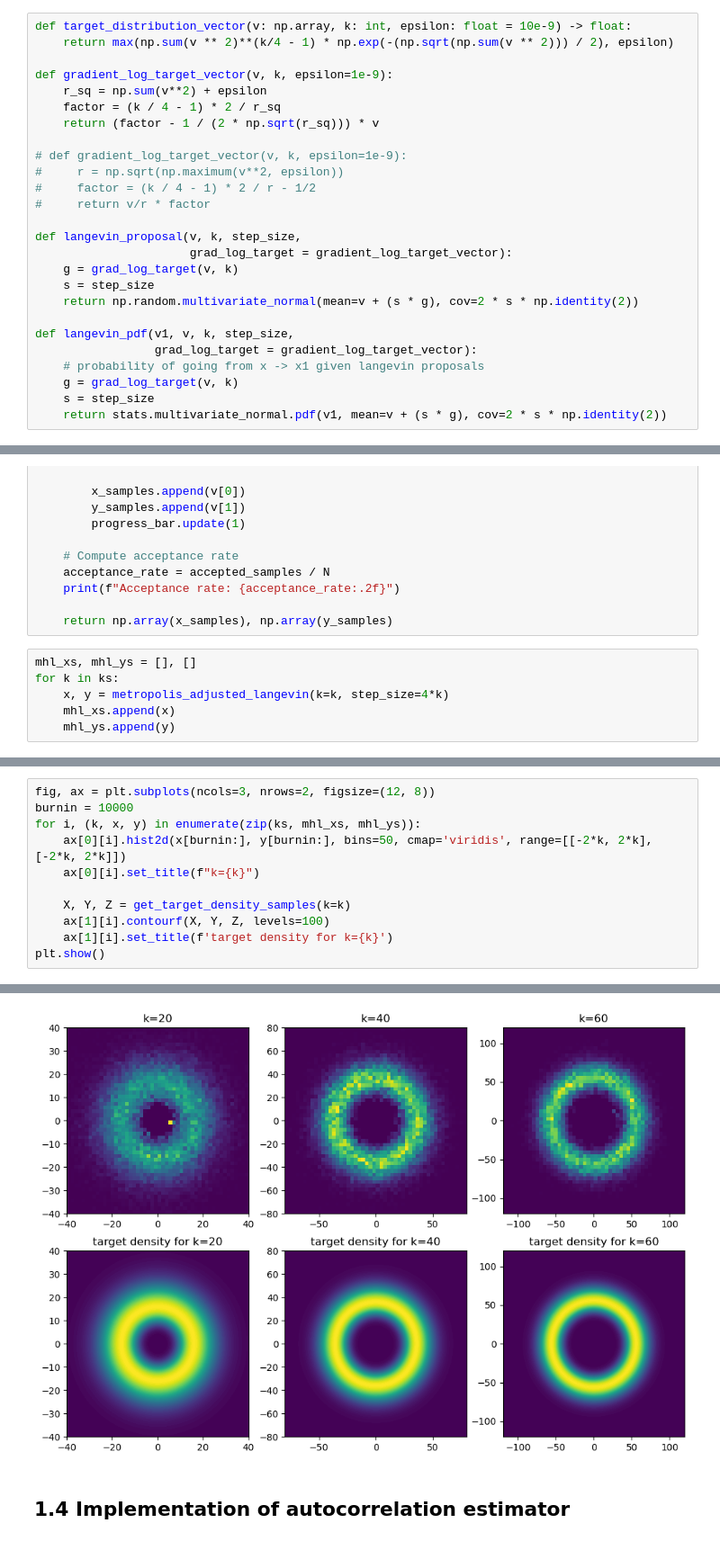
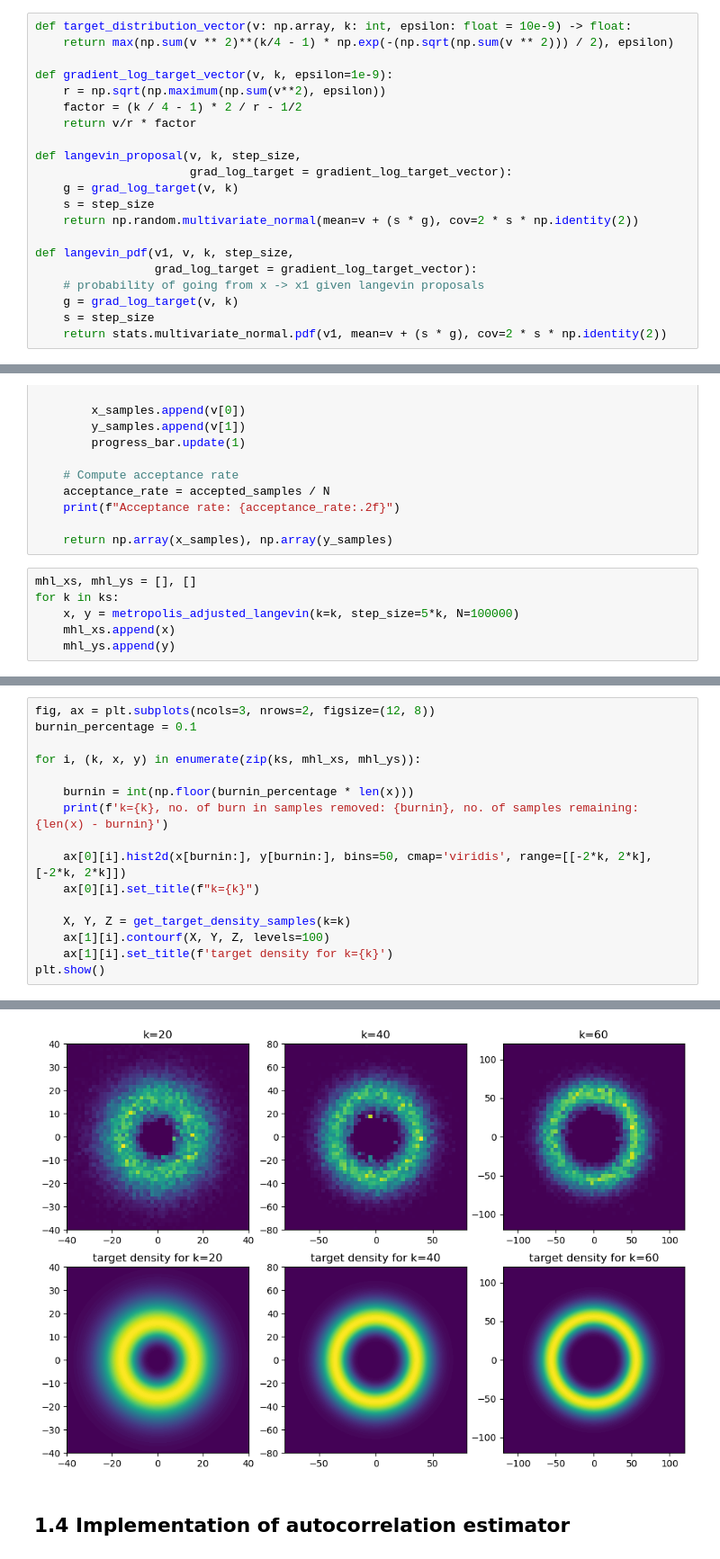
Before and after one commit to sallsdagrate/stochastic_sim_cw2, a Jupyter notebook: Stochastic Sim CW2.ipynb, the cells around one changed output, grey strips where cells are left out. Shown at 90% size. Drawn from its saved outputs; the diff is of its cells as text.

```diff
--- a/Stochastic Sim CW2.ipynb
+++ b/Stochastic Sim CW2.ipynb
@@ -185,14 +185,9 @@ def target_distribution_vector(v: np.array, k: int, epsilon: float = 10e-9) -> f
     return max(np.sum(v ** 2)**(k/4 - 1) * np.exp(-(np.sqrt(np.sum(v ** 2))) / 2), epsilon)
 
 def gradient_log_target_vector(v, k, epsilon=1e-9):
-    r_sq = np.sum(v**2) + epsilon
-    factor = (k / 4 - 1) * 2 / r_sq
-    return (factor - 1 / (2 * np.sqrt(r_sq))) * v
-
-# def gradient_log_target_vector(v, k, epsilon=1e-9):
-#     r = np.sqrt(np.maximum(v**2, epsilon))
-#     factor = (k / 4 - 1) * 2 / r - 1/2
-#     return v/r * factor
+    r = np.sqrt(np.maximum(np.sum(v**2), epsilon))
+    factor = (k / 4 - 1) * 2 / r - 1/2
+    return v/r * factor
 
 def langevin_proposal(v, k, step_size,
                       grad_log_target = gradient_log_target_vector):
@@ -240,7 +235,7 @@ def metropolis_adjusted_langevin(k, step_size, N=100000,
 # %%
 mhl_xs, mhl_ys = [], []
 for k in ks:
-    x, y = metropolis_adjusted_langevin(k=k, step_size=4*k)
+    x, y = metropolis_adjusted_langevin(k=k, step_size=5*k, N=100000)
     mhl_xs.append(x)
     mhl_ys.append(y)
 # %% [output]
@@ -270,7 +265,12 @@ plt.show()
 # %%
 fig, ax = plt.subplots(ncols=3, nrows=2, figsize=(12, 8))
-burnin = 10000
+burnin_percentage = 0.1
+
 for i, (k, x, y) in enumerate(zip(ks, mhl_xs, mhl_ys)):
+
+    burnin = int(np.floor(burnin_percentage * len(x)))
+    print(f'k={k}, no. of burn in samples removed: {burnin}, no. of samples remaining: {len(x) - burnin}')
+
     ax[0][i].hist2d(x[burnin:], y[burnin:], bins=50, cmap='viridis', range=[[-2*k, 2*k], [-2*k, 2*k]])
     ax[0][i].set_title(f"k={k}")
 
@@ -282,4 +285,4 @@ plt.show()
-[figure, old version]
+[figure, new version]
 # %% [markdown]
 ## 1.4 Implementation of autocorrelation estimator
 # %%
```
Also changed, not shown: parts of 5 cells of this notebook.
